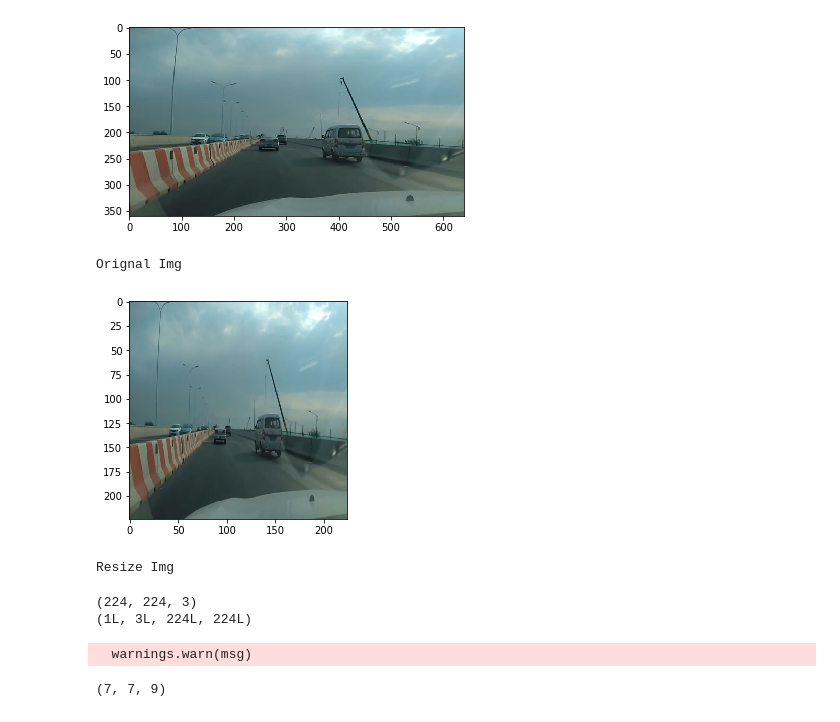
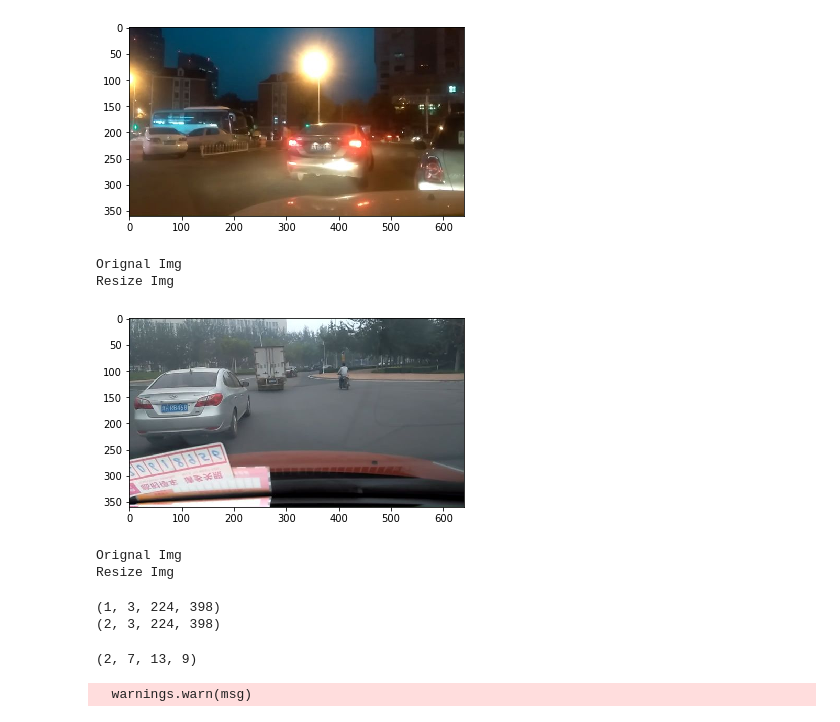
Before and after one commit to YunchuZhang/Image-based-Object-Detection-System-for-Self-driving-Cars-Application, a Jupyter notebook: src/wild_test.ipynb, the cells around one changed output. Drawn from its saved outputs; the diff is of its cells as text; code cells hidden in the pictures.

Commit message:
write test.py and output json file for test data

```diff
--- a/src/wild_test.ipynb
+++ b/src/wild_test.ipynb
@@ -46,43 +58,60 @@ def bboxdraw(img, label, dscale=32):
     plt.show()
 # %%
-cat = plt.imread("DATA/testing/testing/70125.jpg")
+
+cat = plt.imread("DATA/testing/testing/70725.jpg")
 hi, wi = cat.shape[:2]
 plt.imshow(cat)
 plt.show()
-print "Orignal Img"
-W = 224 #int(224 * (wi * 1.0 / hi))
+print ("Orignal Img")
+W = int(224 * (wi * 1.0 / hi))
 H = 224
 cat_resize = cv2.resize(cat, (W,H))
-plt.imshow(cat_resize)
+cat_resize = cat_resize.transpose((2,0,1)).reshape(1,3,H,W)
+
+print ("Resize Img")
+
+cat1 = plt.imread("DATA/testing/testing/71905.jpg")
+hi, wi = cat1.shape[:2]
+plt.imshow(cat1)
 plt.show()
-print "Resize Img"
+print ("Orignal Img")
+W = int(224 * (wi * 1.0 / hi))
+H = 224
+cat1_resize = cv2.resize(cat1, (W,H))
+cat1_resize = cat1_resize.transpose((2,0,1)).reshape(1,3,H,W)
+
+print ("Resize Img")
+img = np.vstack([cat_resize,cat1_resize])
 # %% [output]
-[figure, old version]
+[figure, new version]
 Orignal Img
+Resize Img
-[figure, old version]
+[figure, new version]
+Orignal Img
 Resize Img
 # %%
-cat_nd = mx.nd.array(ctx=mx.gpu(0), source_array=cat_resize.transpose((2,0,1)).reshape(1,3,H,W))
-print cat_resize.shape
-print cat_nd.shape
+
+cat_nd = mx.nd.array(ctx=mx.gpu(0), source_array=img)
+
+
+print (cat_resize.shape)
+print (cat_nd.shape)
+
 cat_itr = mx.io.NDArrayIter(data=cat_nd, data_name='data',  batch_size=1)
 # %% [output]
-(224, 224, 3)
-(1L, 3L, 224L, 224L)
+(1, 3, 224, 398)
+(2, 3, 224, 398)
 # %%
 # get sym
-sym, args_params, aux_params = mx.model.load_checkpoint('models/drive_full_detect', 418)
+sym, args_params, aux_params = mx.model.load_checkpoint('drive_full_detect', 418)
 logit = sym.get_internals()['logit_output']
 mod = mx.mod.Module(symbol=logit, context=mx.gpu(0))
 mod.bind(cat_itr.provide_data)
 mod.init_params(allow_missing=False, arg_params=args_params, aux_params=aux_params,
                 initializer=mx.init.Xavier(magnitude=2,rnd_type='gaussian',factor_type='in'))
 out = mod.predict(eval_data=cat_itr, num_batch=10)
+
+print(out.shape)
 # %% [output]
-  warnings.warn(msg)
+(2, 7, 13, 9)
+  warnings.warn(msg)
-# %%
-#pred->softsing->x/(1+abs(x))
-pred = (out.asnumpy()[0]+1)/2
-print pred.shape
-# %% [output]
-(7, 7, 9)
```
Also changed, not shown: parts of 3 cells of this notebook, 2 other files.
